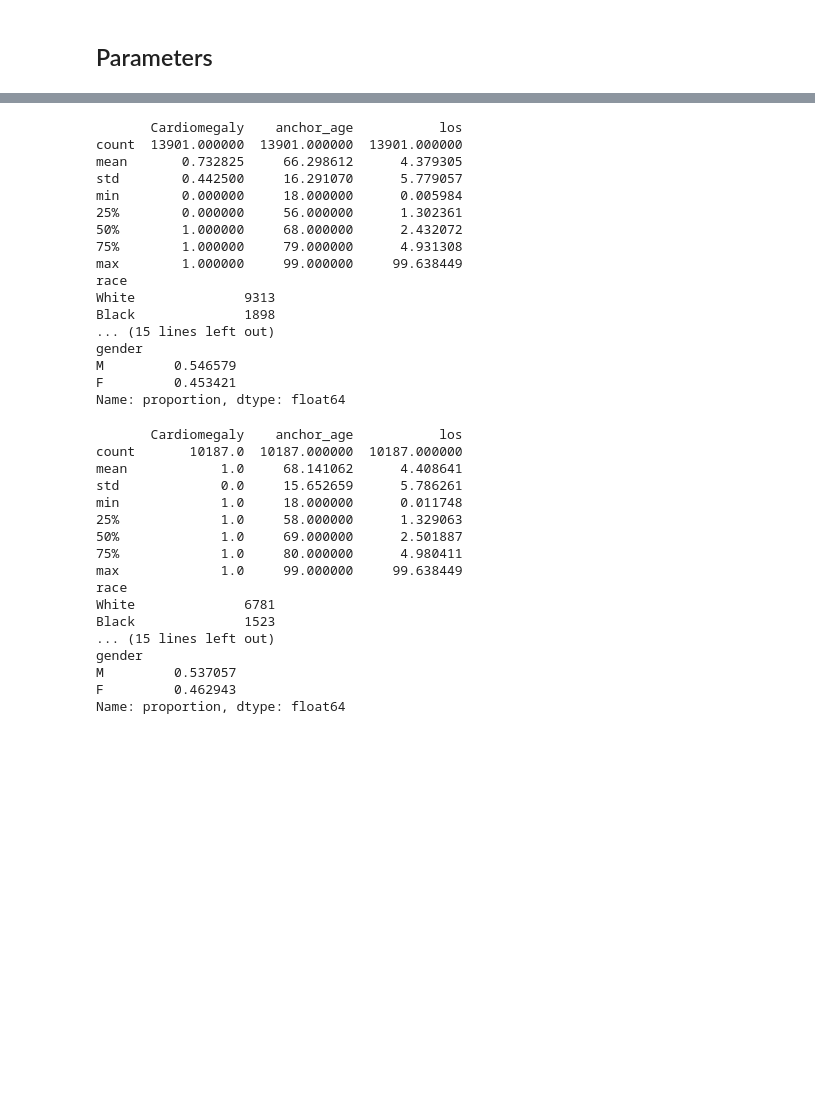
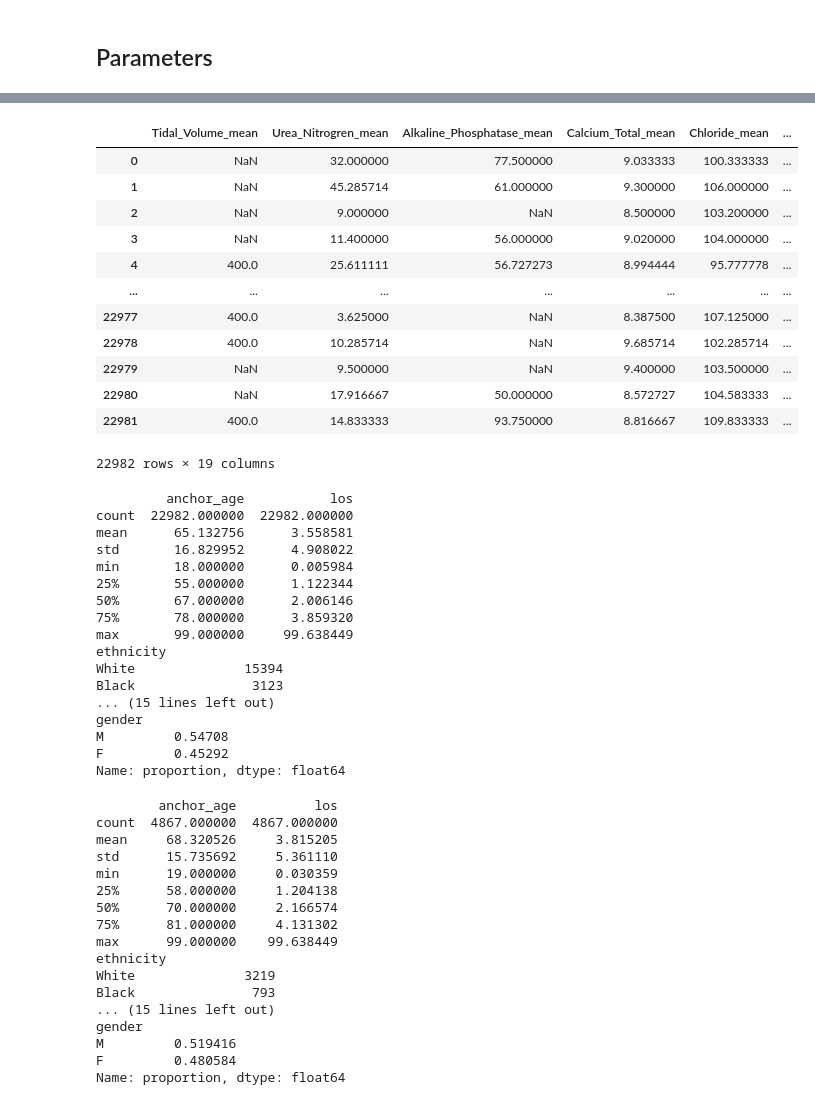
Before and after one commit to singlaayush/CardiomegalyBiomarkers, a Jupyter notebook: Cardiomegaly_Classification/DataPipeline.ipynb, the cells around one changed output, grey strips where cells are left out. Drawn from its saved outputs; the diff is of its cells as text; code cells hidden in the pictures; blank space fills up the shorter version.

```diff
--- a/Cardiomegaly_Classification/DataPipeline.ipynb
+++ b/Cardiomegaly_Classification/DataPipeline.ipynb
@@ -401,52 +384,68 @@ df_master_cleaned = pd.read_pickle(feature_folder + 'MIMIC_features.pkl')
+# %%
+df_master_cleaned[lab_labels_mean_cols]
+# %% [output]
+|  | Tidal_Volume_mean | Urea_Nitrogren_mean | Alkaline_Phosphatase_mean | Calcium_Total_mean | Chloride_mean | ... |
+| 0 | NaN | 32.000000 | 77.500000 | 9.033333 | 100.333333 | ... |
+| 1 | NaN | 45.285714 | 61.000000 | 9.300000 | 106.000000 | ... |
+| 2 | NaN | 9.000000 | NaN | 8.500000 | 103.200000 | ... |
+| 3 | NaN | 11.400000 | 56.000000 | 9.020000 | 104.000000 | ... |
+| 4 | 400.0 | 25.611111 | 56.727273 | 8.994444 | 95.777778 | ... |
+| ... | ... | ... | ... | ... | ... | ... |
+| 22977 | 400.0 | 3.625000 | NaN | 8.387500 | 107.125000 | ... |
+| 22978 | 400.0 | 10.285714 | NaN | 9.685714 | 102.285714 | ... |
+| 22979 | NaN | 9.500000 | NaN | 9.400000 | 103.500000 | ... |
+| 22980 | NaN | 17.916667 | 50.000000 | 8.572727 | 104.583333 | ... |
+| 22981 | 400.0 | 14.833333 | 93.750000 | 8.816667 | 109.833333 | ... |
+22982 rows × 19 columns
 # %%
 # Analysis of MIMIC features
 print(df_master_cleaned.loc[:, ['Cardiomegaly', 'anchor_age', 'los']].describe())
-print(df_master_cleaned.loc[:, ['race']].value_counts())
-print(df_master_cleaned.loc[:, ['race']].value_counts(normalize=True))
+print(df_master_cleaned.loc[:, ['ethnicity']].value_counts())
+print(df_master_cleaned.loc[:, ['ethnicity']].value_counts(normalize=True))
 print(df_master_cleaned.loc[:, ['gender']].value_counts())
 print(df_master_cleaned.loc[:, ['gender']].value_counts(normalize=True))
 # %% [output]
-       Cardiomegaly    anchor_age           los
-count  13901.000000  13901.000000  13901.000000
-mean       0.732825     66.298612      4.379305
-std        0.442500     16.291070      5.779057
-min        0.000000     18.000000      0.005984
-25%        0.000000     56.000000      1.302361
-50%        1.000000     68.000000      2.432072
-75%        1.000000     79.000000      4.931308
-max        1.000000     99.000000     99.638449
-race
-White              9313
-Black              1898
+         anchor_age           los
+count  22982.000000  22982.000000
+mean      65.132756      3.558581
+std       16.829952      4.908022
+min       18.000000      0.005984
+25%       55.000000      1.122344
+50%       67.000000      2.006146
+75%       78.000000      3.859320
+max       99.000000     99.638449
+ethnicity
+White              15394
+Black               3123
 ... (15 lines left out)
 gender
-M         0.546579
-F         0.453421
+M         0.54708
+F         0.45292
 Name: proportion, dtype: float64
 # %%
 # Analysis of MIMIC features for class 1 (cardiomegaly positive)
 print(df_master_cleaned.loc[df_master_cleaned.Cardiomegaly == 1, ['Cardiomegaly', 'anchor_age', 'los']].describe())
-print(df_master_cleaned.loc[df_master_cleaned.Cardiomegaly == 1, ['race']].value_counts())
-print(df_master_cleaned.loc[df_master_cleaned.Cardiomegaly == 1, ['race']].value_counts(normalize=True))
+print(df_master_cleaned.loc[df_master_cleaned.Cardiomegaly == 1, ['ethnicity']].value_counts())
+print(df_master_cleaned.loc[df_master_cleaned.Cardiomegaly == 1, ['ethnicity']].value_counts(normalize=True))
 print(df_master_cleaned.loc[df_master_cleaned.Cardiomegaly == 1, ['gender']].value_counts())
 print(df_master_cleaned.loc[df_master_cleaned.Cardiomegaly == 1, ['gender']].value_counts(normalize=True))
 # %% [output]
-       Cardiomegaly    anchor_age           los
-count       10187.0  10187.000000  10187.000000
-mean            1.0     68.141062      4.408641
-std             0.0     15.652659      5.786261
-min             1.0     18.000000      0.011748
-25%             1.0     58.000000      1.329063
-50%             1.0     69.000000      2.501887
-75%             1.0     80.000000      4.980411
-max             1.0     99.000000     99.638449
-race
-White              6781
-Black              1523
+        anchor_age          los
+count  4867.000000  4867.000000
+mean     68.320526     3.815205
+std      15.735692     5.361110
+min      19.000000     0.030359
+25%      58.000000     1.204138
+50%      70.000000     2.166574
+75%      81.000000     4.131302
+max      99.000000    99.638449
+ethnicity
+White              3219
+Black               793
 ... (15 lines left out)
 gender
-M         0.537057
-F         0.462943
+M         0.519416
+F         0.480584
 Name: proportion, dtype: float64
 # %%
 # Analysis of MIMIC features for class 0 (cardiomegaly negative)
```
Also changed, not shown: parts of 31 cells of this notebook, 1 other file.
